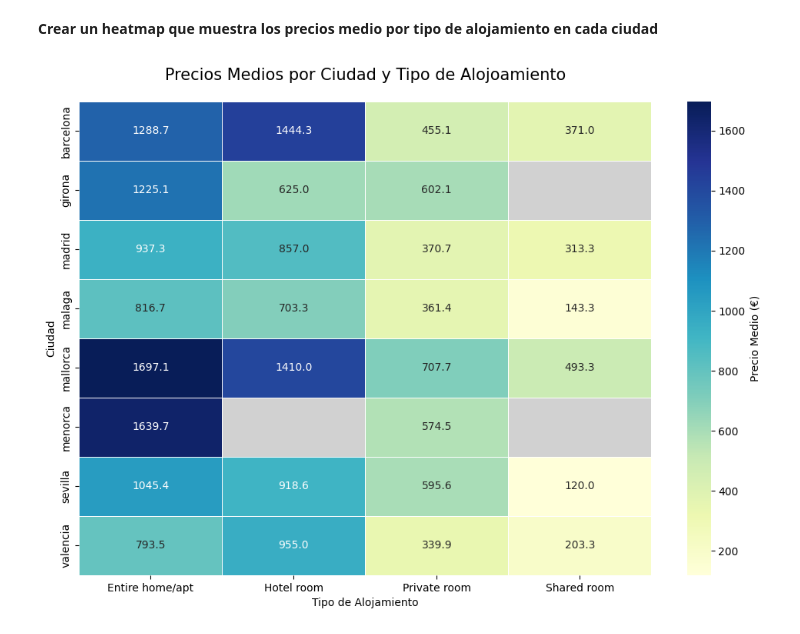
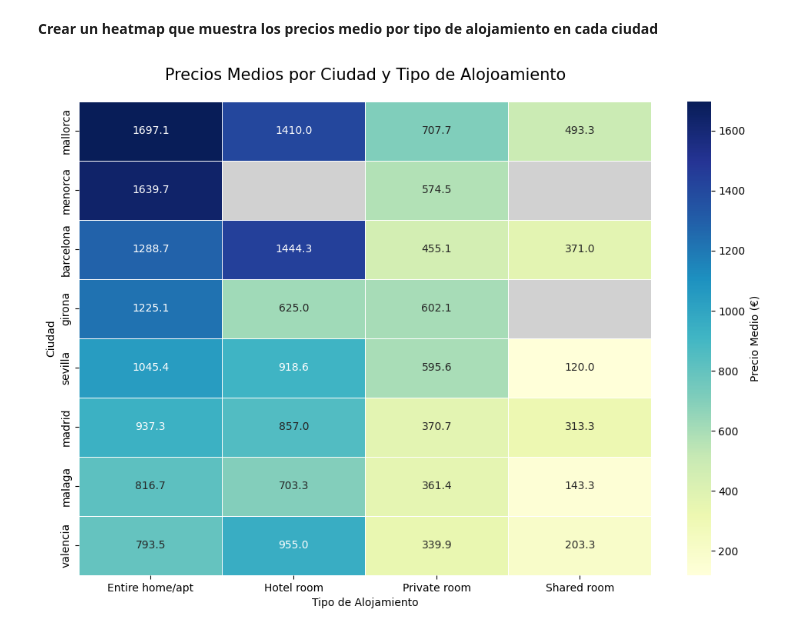
Before and after one commit to esrakesken/turismo-espana-it-academy, a Jupyter notebook: Scripts/AnalisisMarketing19012026.ipynb, the cells around one changed output. Cells and saved outputs as stored; diff of their text form; code cells hidden in the pictures.

Commit message:
Actualizacion analisis marketing: precios ordenados por piso entero

```diff
--- a/Scripts/AnalisisMarketing19012026.ipynb
+++ b/Scripts/AnalisisMarketing19012026.ipynb
@@ -18,29 +18,29 @@ df = pd.read_csv(ruta)
 **Crear un heatmap que muestra los precios medio por tipo de alojamiento en cada ciudad**
 # %%
 # 1. Matriz de precios medios
-precios_matrix = df.pivot_table(index='city', columns='room_type', values='price', aggfunc='mean')
+precios_matrix = df.pivot_table(index='city', columns='room_type', values='price', aggfunc='mean').sort_values("Entire home/apt", ascending = False)
 
 # 2. Matriz de etiquetas personalizada (Números o N/A)
 labels = precios_matrix.map(lambda v: f"{v:.1f}" if not np.isnan(v) else "N/A")
 
 # 3. Configuración del gráfico
 plt.figure(figsize=(12, 8))
 plt.gca().set_facecolor('#d1d1d1') # Fondo gris para los N/A
 
 # 4. Heatmap con escala de azules
 sns.heatmap(
     precios_matrix,
     annot=labels,
     fmt="",
     cmap="YlGnBu",      # Escala de azules/verdes
     linewidths=.5,
     mask=precios_matrix.isnull(),
     cbar_kws={'label': 'Precio Medio (€)'}
 )
 
 plt.title('Precios Medios por Ciudad y Tipo de Alojoamiento', pad=20, fontsize=15)
 plt.xlabel('Tipo de Alojamiento')
 plt.ylabel('Ciudad')
 plt.show()
 # %% [output]
-[figure, old version]
+[figure, new version]
```
